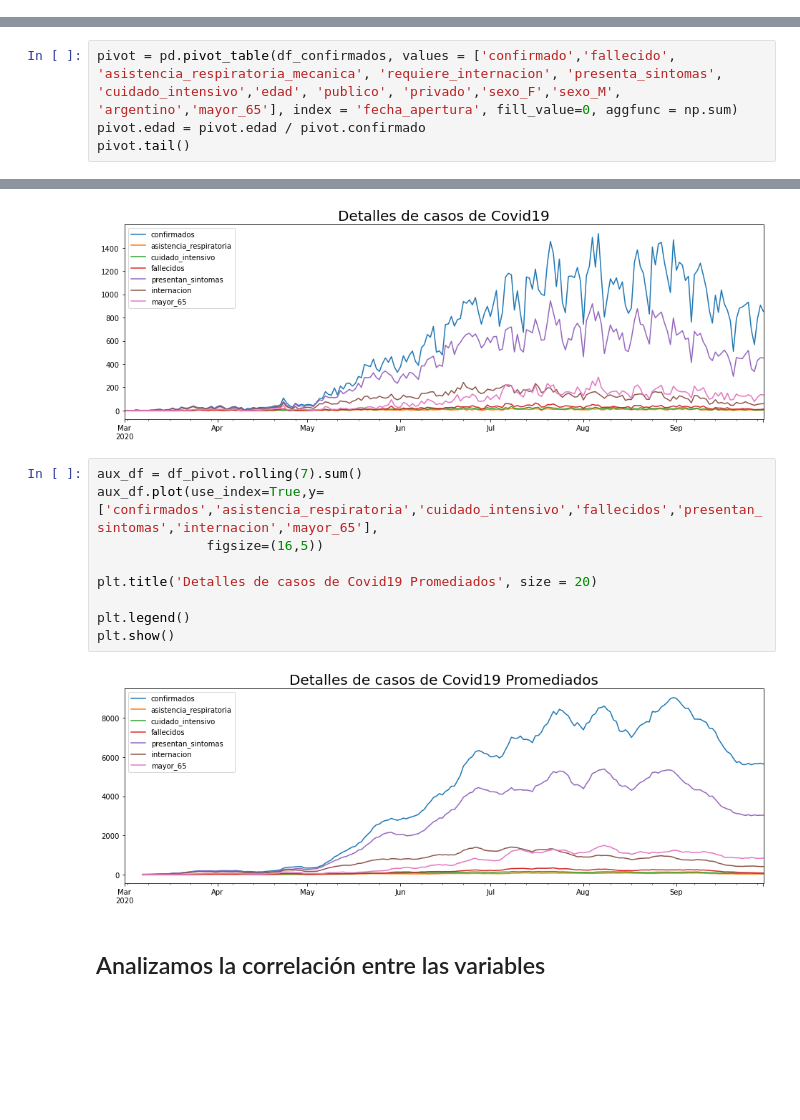
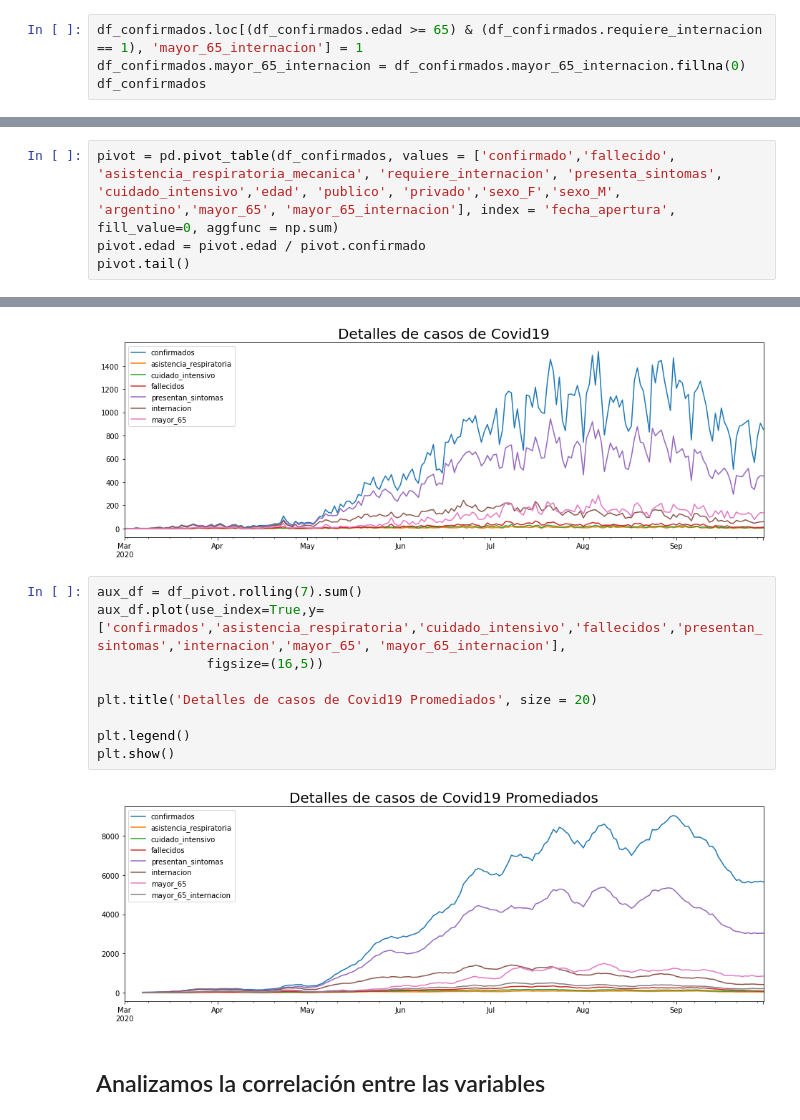
Before and after one commit to tomiambro/clusterai2020_grupo1, a Jupyter notebook: EDA_Proyecto_Final.ipynb, the cells around one changed output, grey strips where cells are left out. Drawn from its saved outputs; the diff is of its cells as text; blank space fills up the shorter version.

Commit message:
Agrego variable nueva al eda, mayor 65 internacion y dejo mas prolijos los ciclos for para analizar las ultimas N semanas

```diff
--- a/EDA_Proyecto_Final.ipynb
+++ b/EDA_Proyecto_Final.ipynb
@@ -200,3 +200,7 @@ df_confirmados = df_confirmados.drop(df_confirmados.loc[df_confirmados.sexo == '
 df_confirmados = pd.get_dummies(data=df_confirmados, columns=['sexo'])
 # %%
 df_confirmados['confirmado'] = 1
+# %%
+df_confirmados.loc[(df_confirmados.edad >= 65) & (df_confirmados.requiere_internacion == 1), 'mayor_65_internacion'] = 1
+df_confirmados.mayor_65_internacion = df_confirmados.mayor_65_internacion.fillna(0)
+df_confirmados
@@ -224,7 +244,7 @@ df_confirmados
 # %% [markdown]
 ### Analizamos casos confirmados acumulados diarios
 # %%
-pivot = pd.pivot_table(df_confirmados, values = ['confirmado','fallecido', 'asistencia_respiratoria_mecanica', 'requiere_internacion', 'presenta_sintomas', 'cuidado_intensivo','edad', 'publico', 'privado','sexo_F','sexo_M', 'argentino','mayor_65'], index = 'fecha_apertura', fill_value=0, aggfunc = np.sum)
+pivot = pd.pivot_table(df_confirmados, values = ['confirmado','fallecido', 'asistencia_respiratoria_mecanica', 'requiere_internacion', 'presenta_sintomas', 'cuidado_intensivo','edad', 'publico', 'privado','sexo_F','sexo_M', 'argentino','mayor_65', 'mayor_65_internacion'], index = 'fecha_apertura', fill_value=0, aggfunc = np.sum)
 pivot.edad = pivot.edad / pivot.confirmado
 pivot.tail()
 # %% [output]
@@ -256,15 +276,15 @@ plt.show()
 [figure]
 # %%
 aux_df = df_pivot.rolling(7).sum()
-aux_df.plot(use_index=True,y=['confirmados','asistencia_respiratoria','cuidado_intensivo','fallecidos','presentan_sintomas','internacion','mayor_65'],
+aux_df.plot(use_index=True,y=['confirmados','asistencia_respiratoria','cuidado_intensivo','fallecidos','presentan_sintomas','internacion','mayor_65', 'mayor_65_internacion'],
               figsize=(16,5))
 
 plt.title('Detalles de casos de Covid19 Promediados', size = 20)
 
 plt.legend()
 plt.show()
 # %% [output]
-[figure, old version]
+[figure, new version]
 # %% [markdown]
 ## Analizamos la correlación entre las variables
 # %%
```
Also changed, not shown: parts of 5 cells of this notebook, 2 other files.
